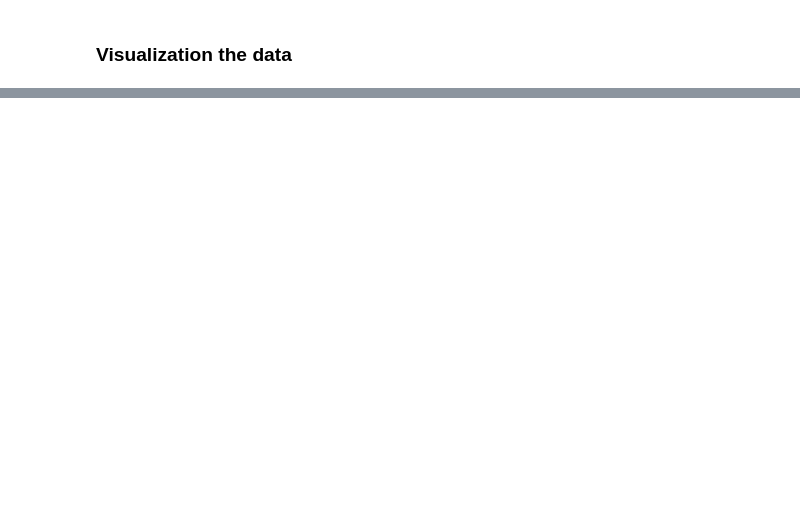
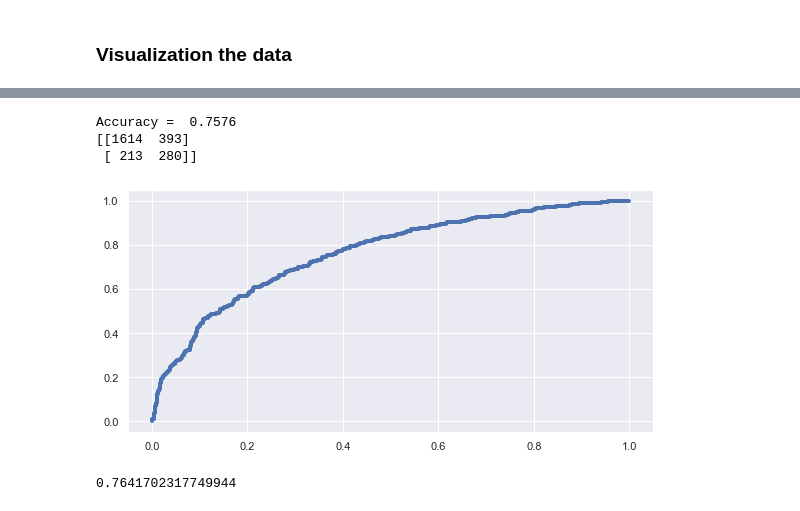
Before and after one commit to AML-final-course-project/SMM284, a Jupyter notebook: data_cleaning.ipynb, the cells around one changed output, grey strips where cells are left out. Cells and saved outputs as stored; diff of their text form; code cells hidden in the pictures; blank space fills up the shorter version.

```diff
--- a/data_cleaning.ipynb
+++ b/data_cleaning.ipynb
@@ -159,0 +288,25 @@ plt.show()
+# %%
+# Step4: Test the accuracy of training + validation logistic model on the testing set
+# test dataset to check accuracy_score
+Y_probs_test =logm.predict_proba(X_test)[:,1]
+Y_pred_test = np.where(Y_probs_test > threshold, 1, 0) #imput the threshold
+cm = confusion_matrix(Y_test,Y_pred_test)
+TN = cm[0][0]
+FP = cm[0][1]
+FN = cm[1][0]
+TP = cm[1][1]
+print("Accuracy = ",(TP+TN)/(TP+TN+FP+FN)) # or metrics.accuracy_score(Y_test,Y_pred_test)
+print(cm)
+
+# get the fpr tpr score
+fpr, tpr, thresholds = metrics.roc_curve(Y_test,Y_probs_test)
+plt.plot(fpr, tpr, linewidth=4)
+plt.show()
+#check the ROC score
+roc_auc_score(Y_test,Y_probs_test)
+# %% [output]
+Accuracy =  0.7576
+[[1614  393]
+ [ 213  280]]
+[figure, added]
+0.7641702317749944
```
Also changed, not shown: parts of 15 cells of this notebook.
